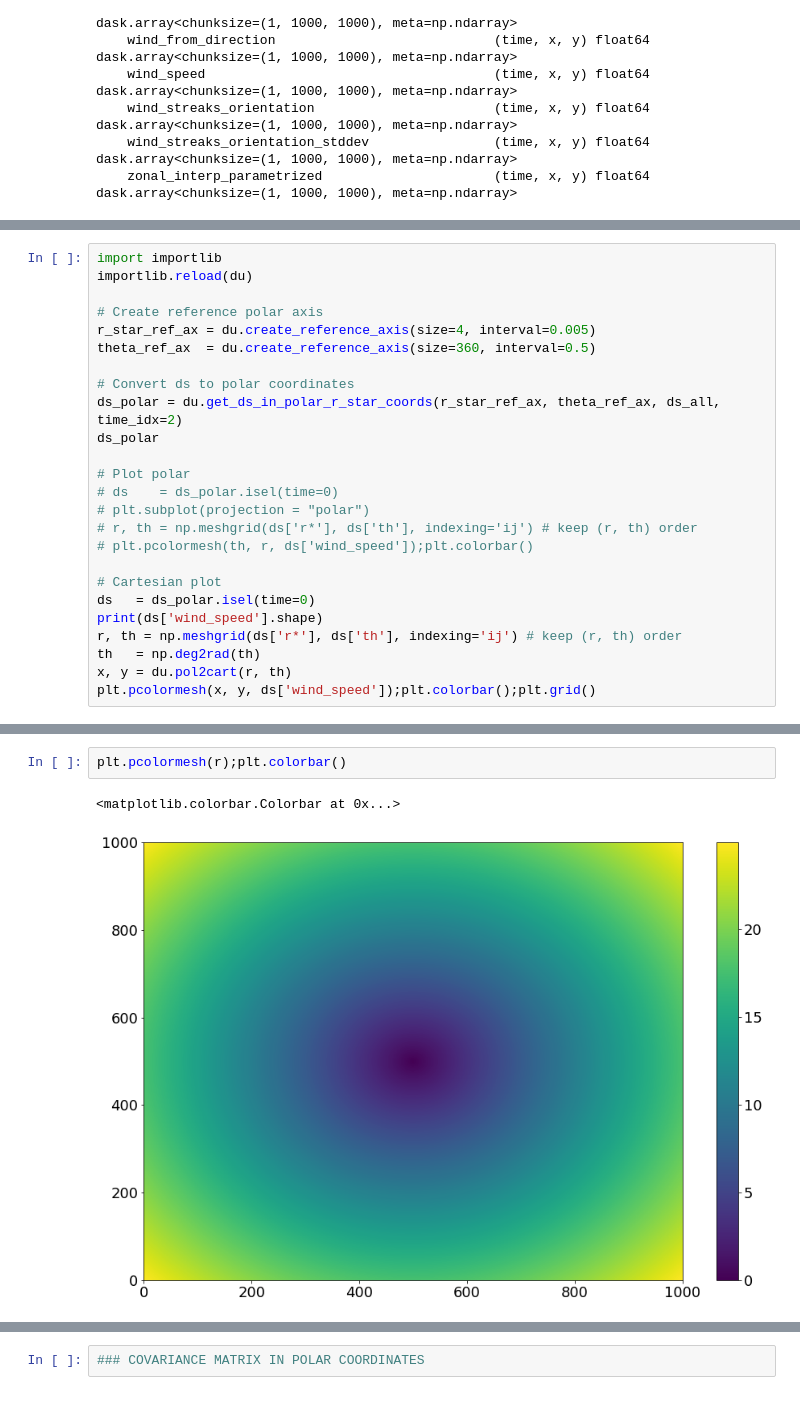
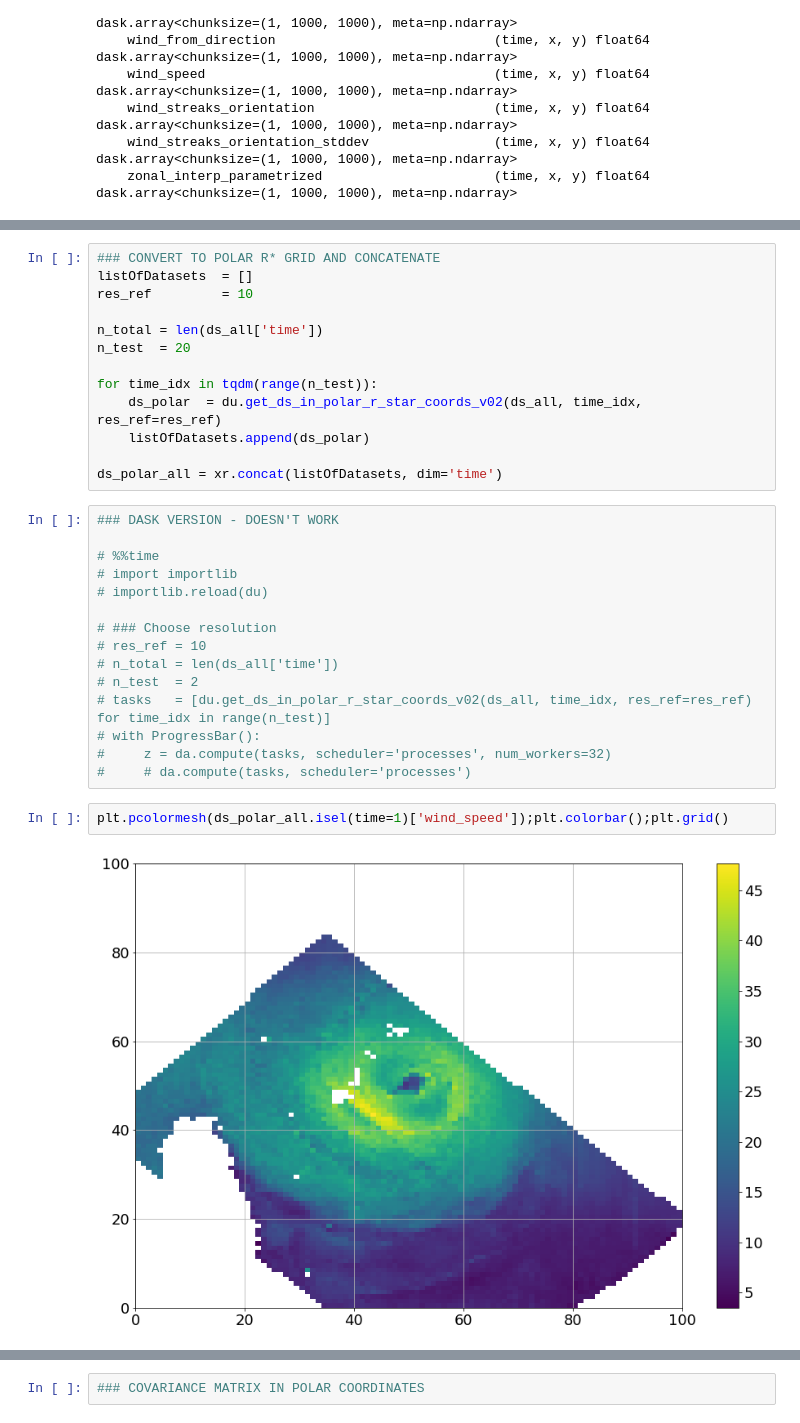
Before and after one commit to Arthur117/bigData2022_covariance, a Jupyter notebook: cov_mat_by_cat.ipynb, the cells around one changed output, grey strips where cells are left out. Cells and saved outputs as stored; diff of their text form.

```diff
--- a/cov_mat_by_cat.ipynb
+++ b/cov_mat_by_cat.ipynb
@@ -83,25 +77,0 @@ ds['wind_speed'].shape
-# %%
-import importlib
-importlib.reload(du)
-
-# Create reference polar axis
-r_star_ref_ax = du.create_reference_axis(size=4, interval=0.005)
-theta_ref_ax  = du.create_reference_axis(size=360, interval=0.5)
-
-# Convert ds to polar coordinates
-ds_polar = du.get_ds_in_polar_r_star_coords(r_star_ref_ax, theta_ref_ax, ds_all, time_idx=2)
-ds_polar
-
-# Plot polar
-# ds    = ds_polar.isel(time=0)
-# plt.subplot(projection = "polar")
-# r, th = np.meshgrid(ds['r*'], ds['th'], indexing='ij') # keep (r, th) order
-# plt.pcolormesh(th, r, ds['wind_speed']);plt.colorbar()
-
-# Cartesian plot
-ds   = ds_polar.isel(time=0)
-print(ds['wind_speed'].shape)
-r, th = np.meshgrid(ds['r*'], ds['th'], indexing='ij') # keep (r, th) order
-th   = np.deg2rad(th)
-x, y = du.pol2cart(r, th)
-plt.pcolormesh(x, y, ds['wind_speed']);plt.colorbar();plt.grid()
@@ -111,5 +78,32 @@ plt.pcolormesh(x, y, ds['wind_speed']);plt.colorbar();plt.grid()
+# %%
+### CONVERT TO POLAR R* GRID AND CONCATENATE
+listOfDatasets  = []
+res_ref         = 10
+
+n_total = len(ds_all['time'])
+n_test  = 20
+
+for time_idx in tqdm(range(n_test)):
+    ds_polar  = du.get_ds_in_polar_r_star_coords_v02(ds_all, time_idx, res_ref=res_ref)
+    listOfDatasets.append(ds_polar)
+
+ds_polar_all = xr.concat(listOfDatasets, dim='time')
+# %%
+### DASK VERSION - DOESN'T WORK
+
+# %%time
+# import importlib
+# importlib.reload(du)
+
+# ### Choose resolution
+# res_ref = 10
+# n_total = len(ds_all['time'])
+# n_test  = 2
+# tasks   = [du.get_ds_in_polar_r_star_coords_v02(ds_all, time_idx, res_ref=res_ref) for time_idx in range(n_test)]
+# with ProgressBar():
+#     z = da.compute(tasks, scheduler='processes', num_workers=32)
+#     # da.compute(tasks, scheduler='processes')
 # %%
-plt.pcolormesh(r);plt.colorbar()
+plt.pcolormesh(ds_polar_all.isel(time=1)['wind_speed']);plt.colorbar();plt.grid()
 # %% [output]
-<matplotlib.colorbar.Colorbar at 0x...>
-[figure, old version]
+[figure, new version]
```
Also changed, not shown: parts of 9 cells of this notebook, 1 other file.
